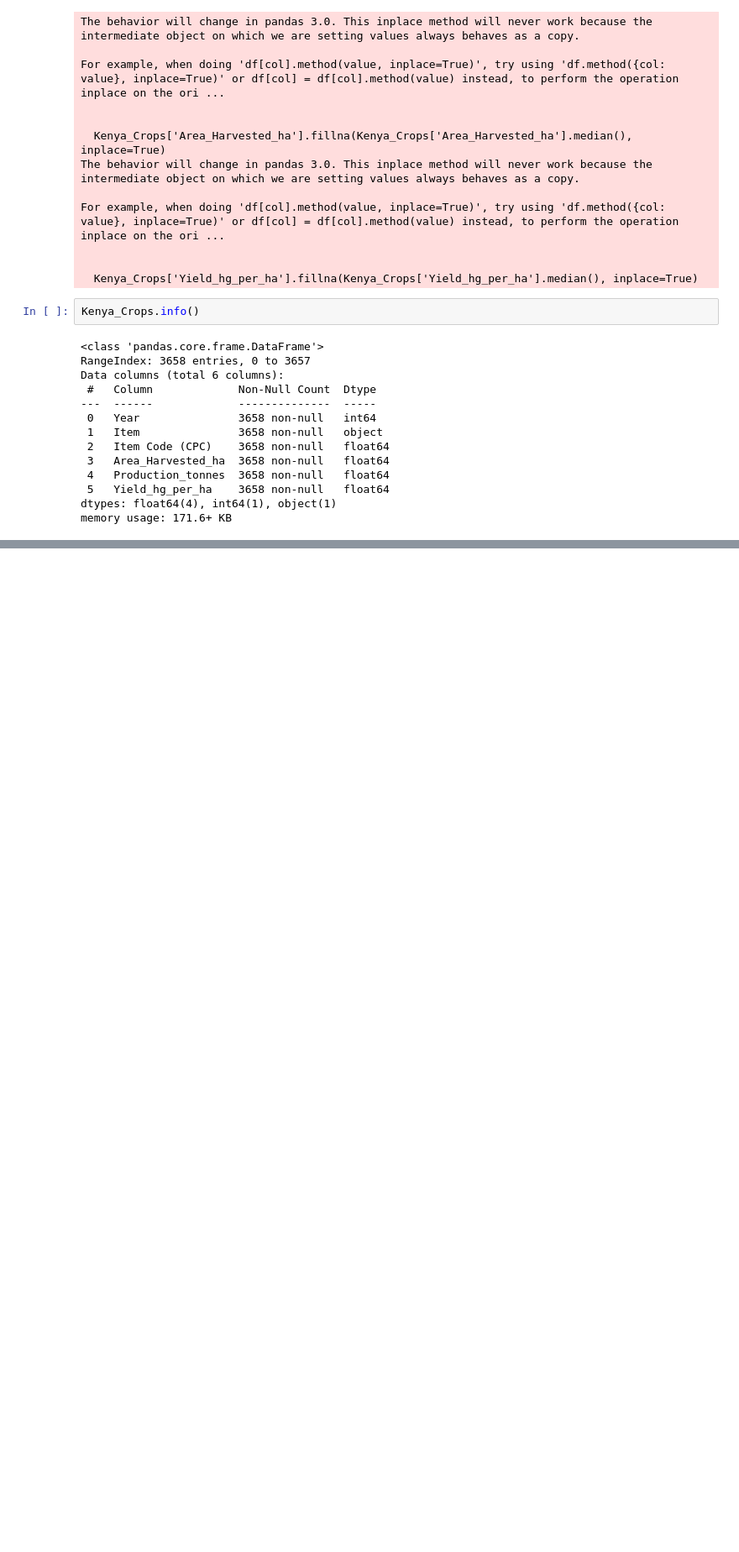
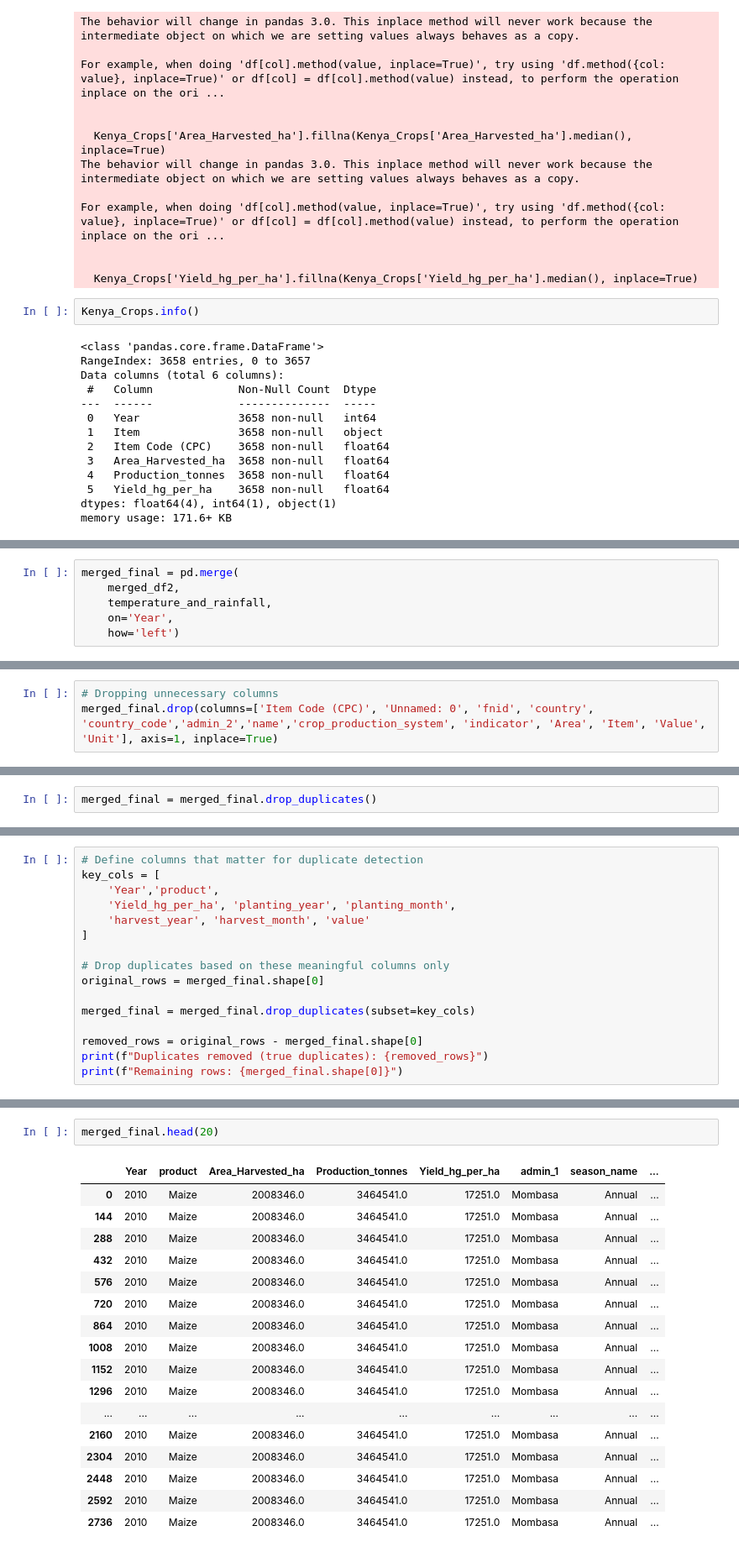
Before and after one commit to sheillamacharia/Regional_Crop_Yield_Prediction_Kenya, a Jupyter notebook: Notebooks/Sheilla.ipynb, the cells around one changed output, grey strips where cells are left out. Shown at 84% size. Saved outputs shown, nothing was run; the diff lists cells and outputs as text; blank space fills up the shorter version.

```diff
--- a/Notebooks/Sheilla.ipynb
+++ b/Notebooks/Sheilla.ipynb
@@ -284,0 +671,6 @@ memory usage: 171.6+ KB
+# %%
+merged_final = pd.merge(
+    merged_df2,
+    temperature_and_rainfall,
+    on='Year',
+    how='left')
@@ -284,0 +709,3 @@ memory usage: 171.6+ KB
+# %%
+# Dropping unnecessary columns
+merged_final.drop(columns=['Item Code (CPC)', 'Unnamed: 0', 'fnid', 'country', 'country_code','admin_2','name','crop_production_system', 'indicator', 'Area', 'Item', 'Value', 'Unit'], axis=1, inplace=True)
@@ -284,0 +789,2 @@ memory usage: 171.6+ KB
+# %%
+merged_final = merged_final.drop_duplicates()
@@ -284,0 +824,16 @@ memory usage: 171.6+ KB
+# %%
+# Define columns that matter for duplicate detection
+key_cols = [
+    'Year','product',
+    'Yield_hg_per_ha', 'planting_year', 'planting_month',
+    'harvest_year', 'harvest_month', 'value'
+]
+
+# Drop duplicates based on these meaningful columns only
+original_rows = merged_final.shape[0]
+
+merged_final = merged_final.drop_duplicates(subset=key_cols)
+
+removed_rows = original_rows - merged_final.shape[0]
+print(f"Duplicates removed (true duplicates): {removed_rows}")
+print(f"Remaining rows: {merged_final.shape[0]}")
@@ -284,0 +863,20 @@ memory usage: 171.6+ KB
+# %%
+merged_final.head(20)
+# %% [output]
+|  | Year | product | Area_Harvested_ha | Production_tonnes | Yield_hg_per_ha | admin_1 | season_name | ... |
+| 0 | 2010 | Maize | 2008346.0 | 3464541.0 | 17251.0 | Mombasa | Annual | ... |
+| 144 | 2010 | Maize | 2008346.0 | 3464541.0 | 17251.0 | Mombasa | Annual | ... |
+| 288 | 2010 | Maize | 2008346.0 | 3464541.0 | 17251.0 | Mombasa | Annual | ... |
+| 432 | 2010 | Maize | 2008346.0 | 3464541.0 | 17251.0 | Mombasa | Annual | ... |
+| 576 | 2010 | Maize | 2008346.0 | 3464541.0 | 17251.0 | Mombasa | Annual | ... |
+| 720 | 2010 | Maize | 2008346.0 | 3464541.0 | 17251.0 | Mombasa | Annual | ... |
+| 864 | 2010 | Maize | 2008346.0 | 3464541.0 | 17251.0 | Mombasa | Annual | ... |
+| 1008 | 2010 | Maize | 2008346.0 | 3464541.0 | 17251.0 | Mombasa | Annual | ... |
+| 1152 | 2010 | Maize | 2008346.0 | 3464541.0 | 17251.0 | Mombasa | Annual | ... |
+| 1296 | 2010 | Maize | 2008346.0 | 3464541.0 | 17251.0 | Mombasa | Annual | ... |
+| ... | ... | ... | ... | ... | ... | ... | ... | ... |
+| 2160 | 2010 | Maize | 2008346.0 | 3464541.0 | 17251.0 | Mombasa | Annual | ... |
+| 2304 | 2010 | Maize | 2008346.0 | 3464541.0 | 17251.0 | Mombasa | Annual | ... |
+| 2448 | 2010 | Maize | 2008346.0 | 3464541.0 | 17251.0 | Mombasa | Annual | ... |
+| 2592 | 2010 | Maize | 2008346.0 | 3464541.0 | 17251.0 | Mombasa | Annual | ... |
+| 2736 | 2010 | Maize | 2008346.0 | 3464541.0 | 17251.0 | Mombasa | Annual | ... |
```
Also changed, not shown: parts of 55 cells of this notebook.
